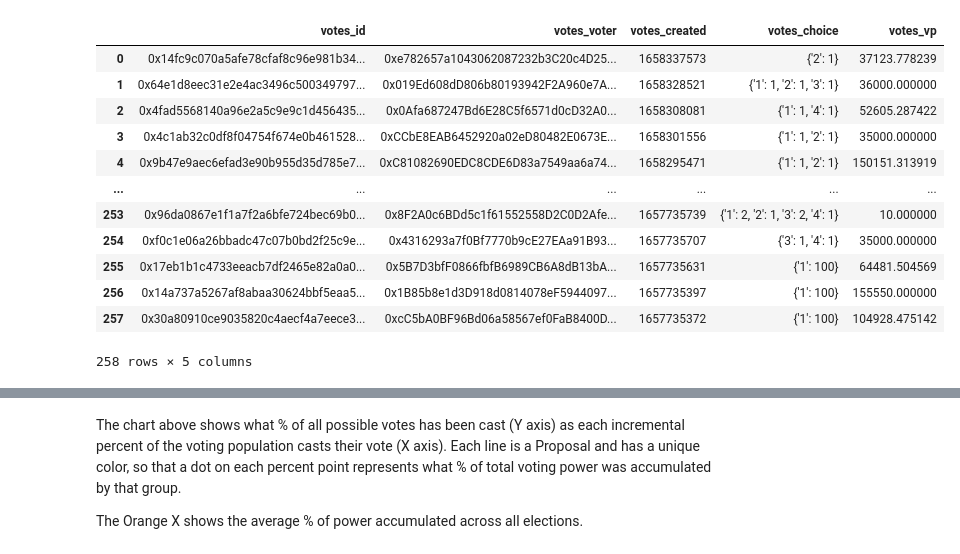
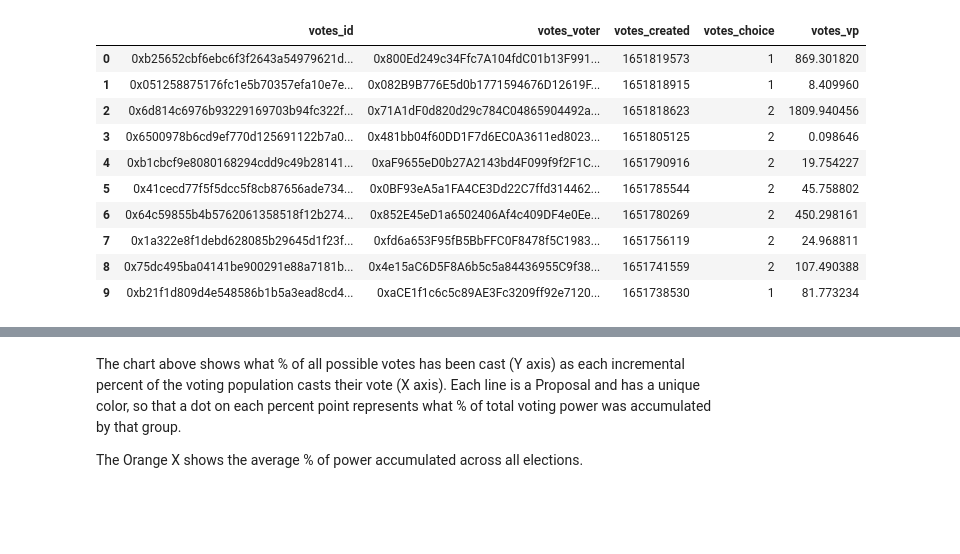
Before and after one commit to EdgeCaser/snapshot_governance, a Jupyter notebook: DAO_snapshot_tool_data.ipynb, the cells around one changed output, grey strips where cells are left out. Saved outputs shown, nothing was run; the diff lists cells and outputs as text; code cells hidden in the pictures; blank space fills up the shorter version.

```diff
--- a/DAO_snapshot_tool_data.ipynb
+++ b/DAO_snapshot_tool_data.ipynb
@@ -111,2 +86,3 @@ total_proposals
 # %%
-proposal_id = olympus_governance_view.iloc[0,1]
+proposal_id = olympus_governance_view_clean.iloc[0,2]
+proposal_id
@@ -133,18 +106,16 @@ voting_snapshots_list = sg.query_df([
     vote_tracker.vp
 ])
 # %%
-voting_snapshots_list
+voting_snapshots_list.head(10)
 # %% [output]
 |  | votes_id | votes_voter | votes_created | votes_choice | votes_vp |
-| 0 | 0x14fc9c070a5afe78cfaf8c96e981b34... | 0xe782657a1043062087232b3C20c4D25... | 1658337573 | {'2': 1} | 37123.778239 |
-| 1 | 0x64e1d8eec31e2e4ac3496c500349797... | 0x019Ed608dD806b80193942F2A960e7A... | 1658328521 | {'1': 1, '2': 1, '3': 1} | 36000.000000 |
-| 2 | 0x4fad5568140a96e2a5c9e9c1d456435... | 0x0Afa687247Bd6E28C5f6571d0cD32A0... | 1658308081 | {'1': 1, '4': 1} | 52605.287422 |
-| 3 | 0x4c1ab32c0df8f04754f674e0b461528... | 0xCCbE8EAB6452920a02eD80482E0673E... | 1658301556 | {'1': 1, '2': 1} | 35000.000000 |
-| 4 | 0x9b47e9aec6efad3e90b955d35d785e7... | 0xC81082690EDC8CDE6D83a7549aa6a74... | 1658295471 | {'1': 1, '2': 1} | 150151.313919 |
-| ... | ... | ... | ... | ... | ... |
-| 253 | 0x96da0867e1f1a7f2a6bfe724bec69b0... | 0x8F2A0c6BDd5c1f61552558D2C0D2Afe... | 1657735739 | {'1': 2, '2': 1, '3': 2, '4': 1} | 10.000000 |
-| 254 | 0xf0c1e06a26bbadc47c07b0bd2f25c9e... | 0x4316293a7f0Bf7770b9cE27EAa91B93... | 1657735707 | {'3': 1, '4': 1} | 35000.000000 |
-| 255 | 0x17eb1b1c4733eeacb7df2465e82a0a0... | 0x5B7D3bfF0866fbfB6989CB6A8dB13bA... | 1657735631 | {'1': 100} | 64481.504569 |
-| 256 | 0x14a737a5267af8abaa30624bbf5eaa5... | 0x1B85b8e1d3D918d0814078eF5944097... | 1657735397 | {'1': 100} | 155550.000000 |
-| 257 | 0x30a80910ce9035820c4aecf4a7eece3... | 0xcC5bA0BF96Bd06a58567ef0FaB8400D... | 1657735372 | {'1': 100} | 104928.475142 |
+| 0 | 0xb25652cbf6ebc6f3f2643a54979621d... | 0x800Ed249c34Ffc7A104fdC01b13F991... | 1651819573 | 1 | 869.301820 |
+| 1 | 0x051258875176fc1e5b70357efa10e7e... | 0x082B9B776E5d0b1771594676D12619F... | 1651818915 | 1 | 8.409960 |
+| 2 | 0x6d814c6976b93229169703b94fc322f... | 0x71A1dF0d820d29c784C04865904492a... | 1651818623 | 2 | 1809.940456 |
+| 3 | 0x6500978b6cd9ef770d125691122b7a0... | 0x481bb04f60DD1F7d6EC0A3611ed8023... | 1651805125 | 2 | 0.098646 |
+| 4 | 0xb1cbcf9e8080168294cdd9c49b28141... | 0xaF9655eD0b27A2143bd4F099f9f2F1C... | 1651790916 | 2 | 19.754227 |
+| 5 | 0x41cecd77f5f5dcc5f8cb87656ade734... | 0x0BF93eA5a1FA4CE3Dd22C7ffd314462... | 1651785544 | 2 | 45.758802 |
+| 6 | 0x64c59855b4b5762061358518f12b274... | 0x852E45eD1a6502406Af4c409DF4e0Ee... | 1651780269 | 2 | 450.298161 |
+| 7 | 0x1a322e8f1debd628085b29645d1f23f... | 0xfd6a653F95fB5BbFFC0F8478f5C1983... | 1651756119 | 2 | 24.968811 |
+| 8 | 0x75dc495ba04141be900291e88a7181b... | 0x4e15aC6D5F8A6b5c5a84436955C9f38... | 1651741559 | 2 | 107.490388 |
+| 9 | 0xb21f1d809d4e548586b1b5a3ead8cd4... | 0xaCE1f1c6c5c89AE3Fc3209ff92e7120... | 1651738530 | 1 | 81.773234 |
-258 rows × 5 columns
```
Also changed, not shown: parts of 22 cells of this notebook.
